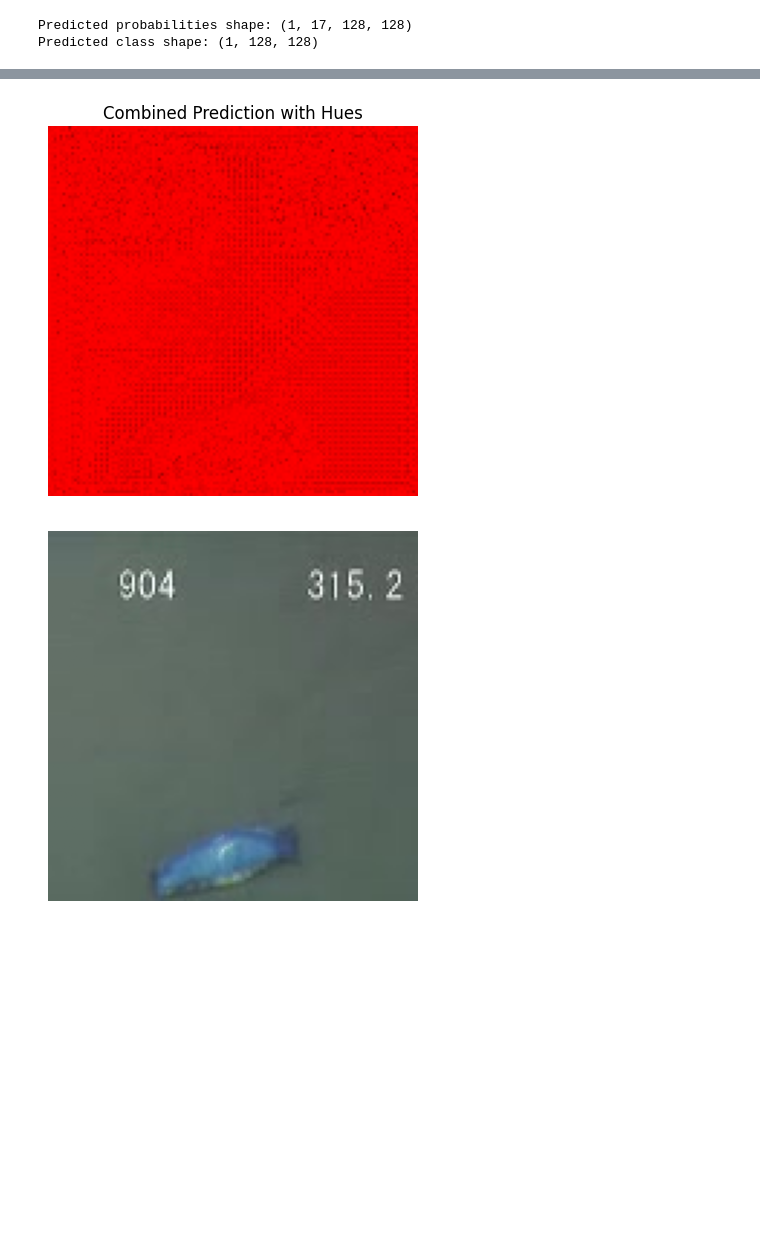
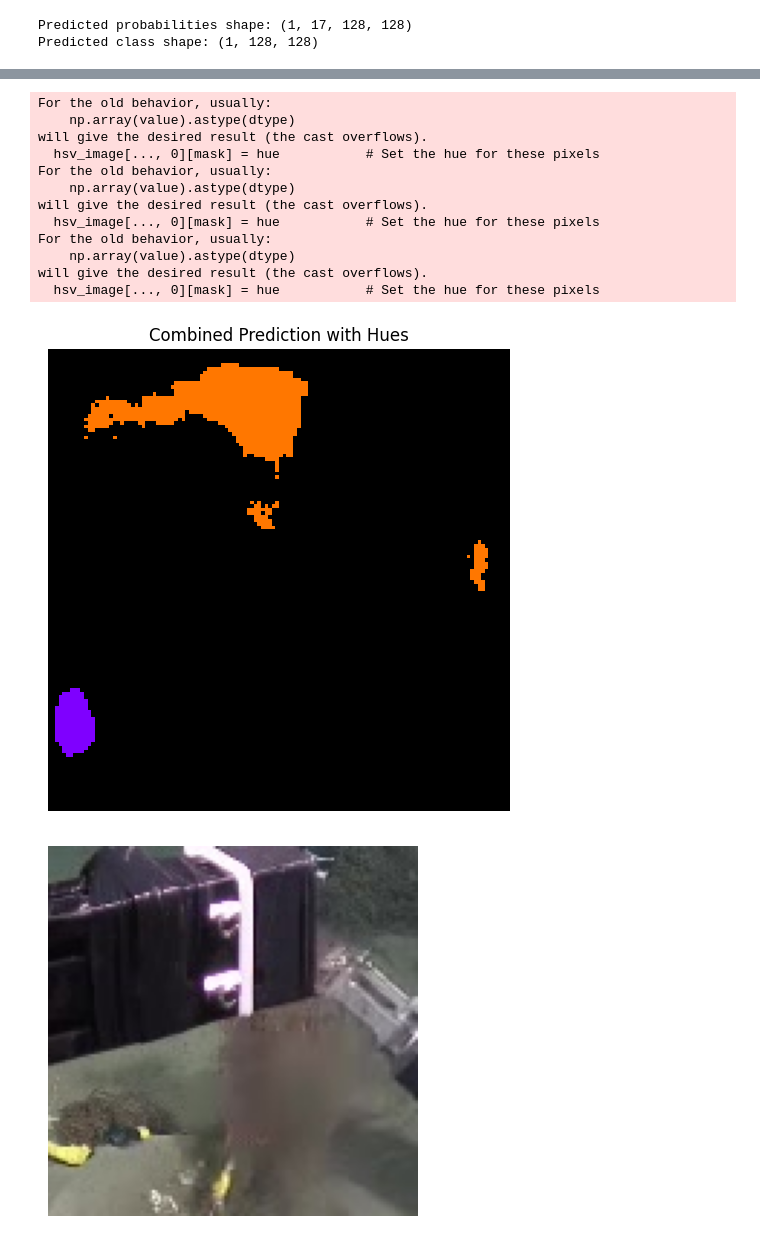
Before and after one commit to Micz26/Trash-Can-Segmentation, a Jupyter notebook: notebooks/tune_resnet.ipynb, the cells around one changed output, grey strips where cells are left out. Drawn from its saved outputs; the diff is of its cells as text; code cells hidden in the pictures; blank space fills up the shorter version.

```diff
--- a/notebooks/tune_resnet.ipynb
+++ b/notebooks/tune_resnet.ipynb
@@ -62,11 +62,11 @@ import numpy as np
 import torch
 
 # Load ONNX model
-onnx_model_path = "..\\models\\miniv1.onnx"  # Replace with your actual ONNX model file path
+onnx_model_path = "..\\models\\resunet34v4.onnx"  # Replace with your actual ONNX model file path
 ort_session = ort.InferenceSession(onnx_model_path)
 # %%
 # Extract an image (3 x 128 x 128)
-image = data_loader.x_train[0][0]  # Example image
+image = data_loader.x_train[19][8]  # Example image
 
 # Add batch dimension to the image: shape becomes (1, 3, 128, 128)
 image = image.unsqueeze(0)  # Add batch dimension
@@ -125,28 +125,52 @@ plt.show()
 
 # 2. Combine the classes into a colored image using HUES
 # Initialize a blank image with 3 channels (RGB)
-combined_image = np.zeros((128, 128, 3), dtype=np.uint8)
 
-# Iterate over all classes and apply hue to corresponding pixels
-for i in range(NUM_CLASSES):
-    # Extract the current class's probabilities
-    class_prob = predicted_probs[0, i]
+# Hues for each class
+HUES = {
+    "class_0": 30,  # Distinct for class 0
+    "class_1": 120,  # Green for class 1
+    "class_2": 180,  # Blue for class 2
+    "class_3": 300,  # Magenta for class 3
+    "class_4": 240,  # Cyan for class 4
+    "class_5": 330,  # Pink-red for class 5
+    "class_6": 210,  # Slightly different blue for class 6
+    "class_7": 270,  # Purple for class 7
+    "class_8": 0,    # Red for class 8
+    "class_9": 45,   # Yellow for class 9
+    "class_10": 90,  # Green for class 10
+    "class_11": 15,  # Orange for class 11
+    "class_12": 60,  # Yellow-green for class 12
+    "class_13": 135, # Aqua for class 13
+    "class_14": 75,  # Olive for class 14
+    "class_15": 150, # Light green for class 15
+    "class_16": 195, # Custom for class 16
+}
 
-    # Create an HSV image where hue corresponds to class probabilities
-    hue = HUES.get(f"class_{i}", 0)  # Default to 0 if the class is not found in HUES
-    hsv_image = np.zeros((128, 128, 3), dtype=np.uint8)
-    hsv_image[..., 0] = hue  # Set hue for the current class
-    hsv_image[..., 1] = 255  # Full saturation for bright colors
-    hsv_image[..., 2] = (class_prob * 255).astype(np.uint8)  # Value corresponds to the probability (normalized)
+# Sample predicted_probs (example: shape [1, NUM_CLASSES, 128, 128])
+# Ensure predicted_probs is normalized between 0 and 1
+# predicted_probs = <Your model's prediction here>
 
-    # Convert HSV to RGB to overlay on top of the combined image
-    rgb_image = cv2.cvtColor(hsv_image, cv2.COLOR_HSV2RGB)
+# Initialize a blank HSV image
+hsv_image = np.zeros((128, 128, 3), dtype=np.uint8)
 
-    # Combine with the existing image (add the color)
-    combined_image = np.maximum(combined_image, rgb_image)
+# For each pixel, determine the class with the highest probability
+predicted_classes = np.argmax(predicted_probs[0], axis=0)  # Shape [128, 128]
 
-# 3. Display the combined image with hues
-plt.imshow(combined_image)
+# Assign hues based on the predicted class
+for class_idx in range(NUM_CLASSES):
+    hue = HUES.get(f"class_{class_idx}", 0)  # Default hue 0 if not in HUES
+    mask = predicted_classes == class_idx   # Mask for pixels belonging to this class
+    hsv_image[..., 0][mask] = hue           # Set the hue for these pixels
+    hsv_image[..., 1][mask] = 255           # Full saturation
+    hsv_image[..., 2][mask] = 255           # Full value (brightness)
+
+# Convert HSV to RGB for visualization
+rgb_image = cv2.cvtColor(hsv_image, cv2.COLOR_HSV2RGB)
+
+# Display the combined image
+plt.figure(figsize=(6, 6))
+plt.imshow(rgb_image)
 plt.title("Combined Prediction with Hues")
 plt.axis('off')
 plt.show()
@@ -155,10 +179,22 @@ plt.show()
+For the old behavior, usually:
+    np.array(value).astype(dtype)
+will give the desired result (the cast overflows).
+  hsv_image[..., 0][mask] = hue           # Set the hue for these pixels
+For the old behavior, usually:
+    np.array(value).astype(dtype)
+will give the desired result (the cast overflows).
+  hsv_image[..., 0][mask] = hue           # Set the hue for these pixels
+For the old behavior, usually:
+    np.array(value).astype(dtype)
+will give the desired result (the cast overflows).
+  hsv_image[..., 0][mask] = hue           # Set the hue for these pixels
-[figure, old version]
+[figure, new version]
 # %%
 import matplotlib.pyplot as plt
 import numpy as np
 
 # Assuming data_loader.x_train[0][0] is the first image from the dataset
-image_tensor = data_loader.x_train[0][0]  # Shape: [C, H, W] (3, 128, 128)
+image_tensor = data_loader.x_train[19][8]  # Shape: [C, H, W] (3, 128, 128)
 
 # Convert to numpy array and transpose to HWC format (128, 128, 3)
 image_numpy = image_tensor.permute(1, 2, 0).cpu().numpy()
@@ -172,4 +208,4 @@ plt.imshow(image_numpy)
 plt.axis('off')  # Hide axes
 plt.show()
 # %% [output]
-[figure, old version]
+[figure, new version]
```
Also changed, not shown: parts of 2 cells of this notebook, 1 other file.
